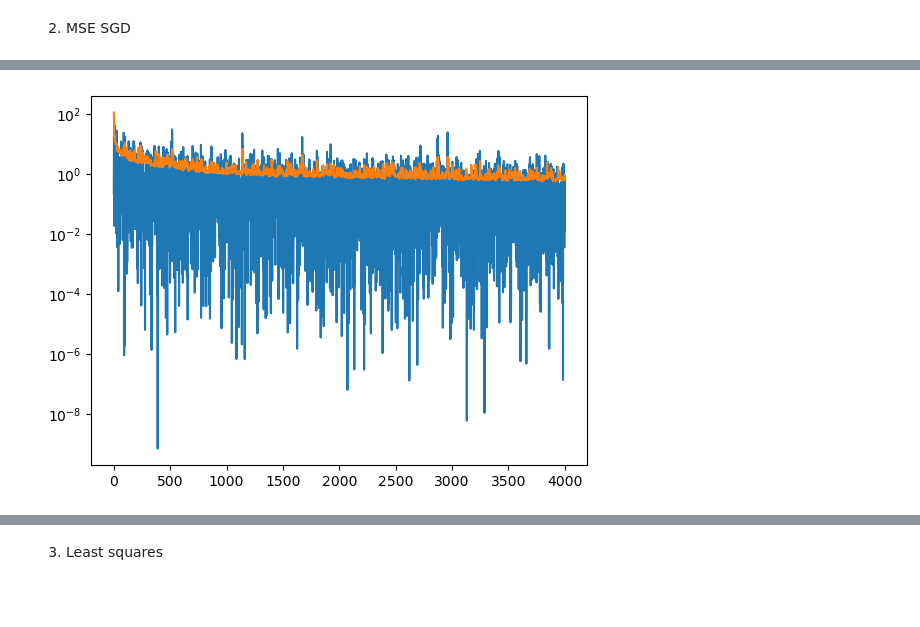
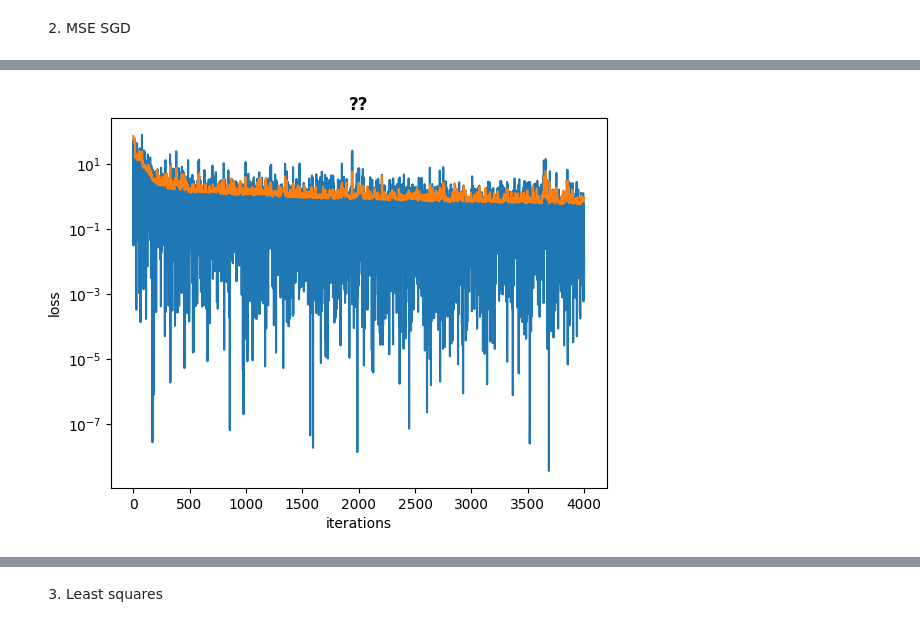
Before and after one commit to lucilemln/ML-project, a Jupyter notebook: run.ipynb, the cells around one changed output, grey strips where cells are left out. Saved outputs shown, nothing was run; the diff lists cells and outputs as text; code cells hidden in the pictures; blank space fills up the shorter version.

```diff
--- a/run.ipynb
+++ b/run.ipynb
@@ -146,21 +143,11 @@ def loss_progression(w):
     plt.plot(w)
 # %% [markdown]
 ## And then, we can run the algorithms
-# %%
-def plotLossMSE(weights, loss, y, x ):
-    loss_test_set = []
-
-    for w in weights:
-        loss_test_set.append(f.compute_mse(y, x, w))
-
-    plt.figure(0)
-    plt.semilogy(loss)
-    plt.semilogy(loss_test_set)
-    plt.show()
 # %% [markdown]
 1. MSE gradient descent
 # %%
 #Compute gradient descent with MSE as loss function (see functions.py for the function)
 
-w_mse_gd, loss_mse_gd = f.mean_squared_error_gd(y_train_train, tX_train_train, initial_w, 4000, 0.001)
+w_mse_gd, loss_mse_gd = f.mean_squared_error_gd(y_train_train, tX_train_train, initial_w, 2000, 0.005)
+print(loss_mse_gd)
 # %% [output]
@@ -168,5 +157,6 @@ Gradient Descent(3999/4000): Final loss=0.5468254528464432
 # %%
 loss_test_set = []
+for w in w_mse_gd:
+    loss_test_set.append(f.compute_mse(y_train_validation, tX_train_validation, w))
 
-for w in w_mse_gd:
-    loss_test_set.append(f.compute_mse(y_train_test, tX_train_test, w))
+print(loss_test_set)
@@ -231,11 +236,14 @@ def plotLossMSE(weights, loss, y, x ):
     plt.figure(0)
     plt.semilogy(loss)
     plt.semilogy(loss_test_set)
+    plt.ylabel("loss")
+    plt.xlabel("iterations")
+    plt.title("??",fontweight='bold')
     plt.show()
 # %%
-plotLossMSE(w_mse_sgd, loss_mse_sgd, y_train_test, tX_train_test)
+plotLossMSE(w_mse_sgd, loss_mse_sgd, y_train_validation, tX_train_validation)
 # %% [output]
-[figure, old version]
+[figure, new version]
 # %%
 y_pred = tX_train_test.dot(w_mse_sgd[-1])
 y_pred = np.where(y_pred > 0, 1, -1)
```
Also changed, not shown: parts of 23 cells of this notebook, 3 other files.
